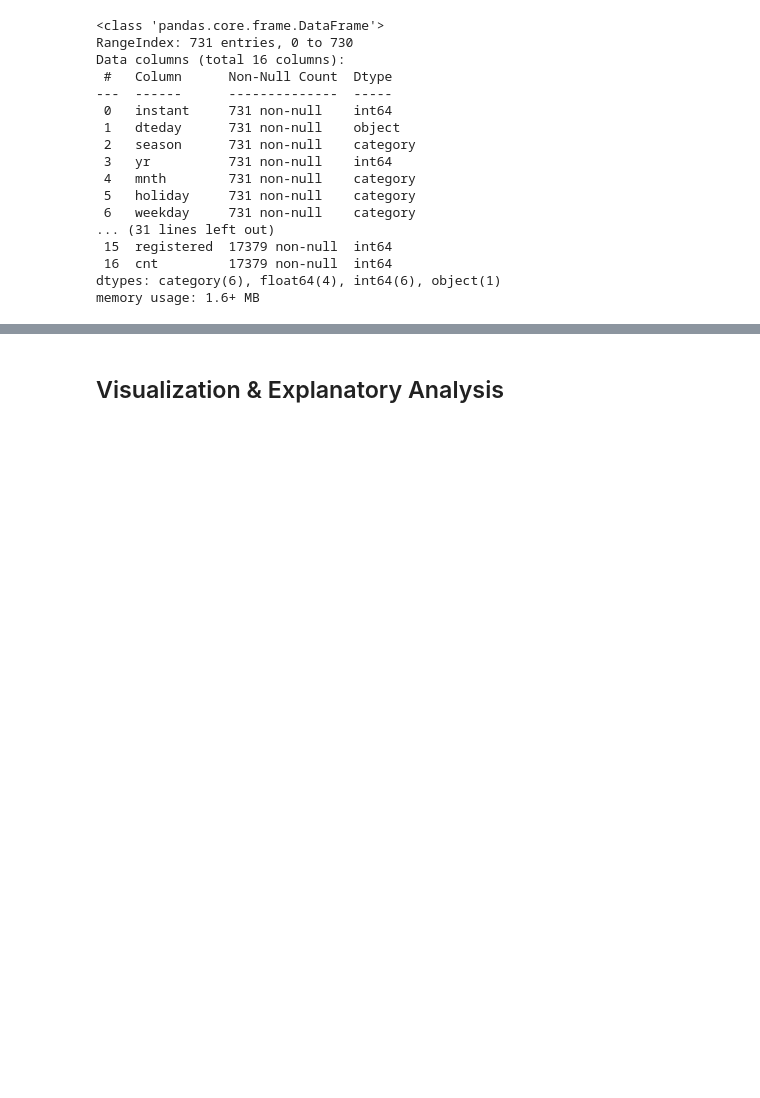
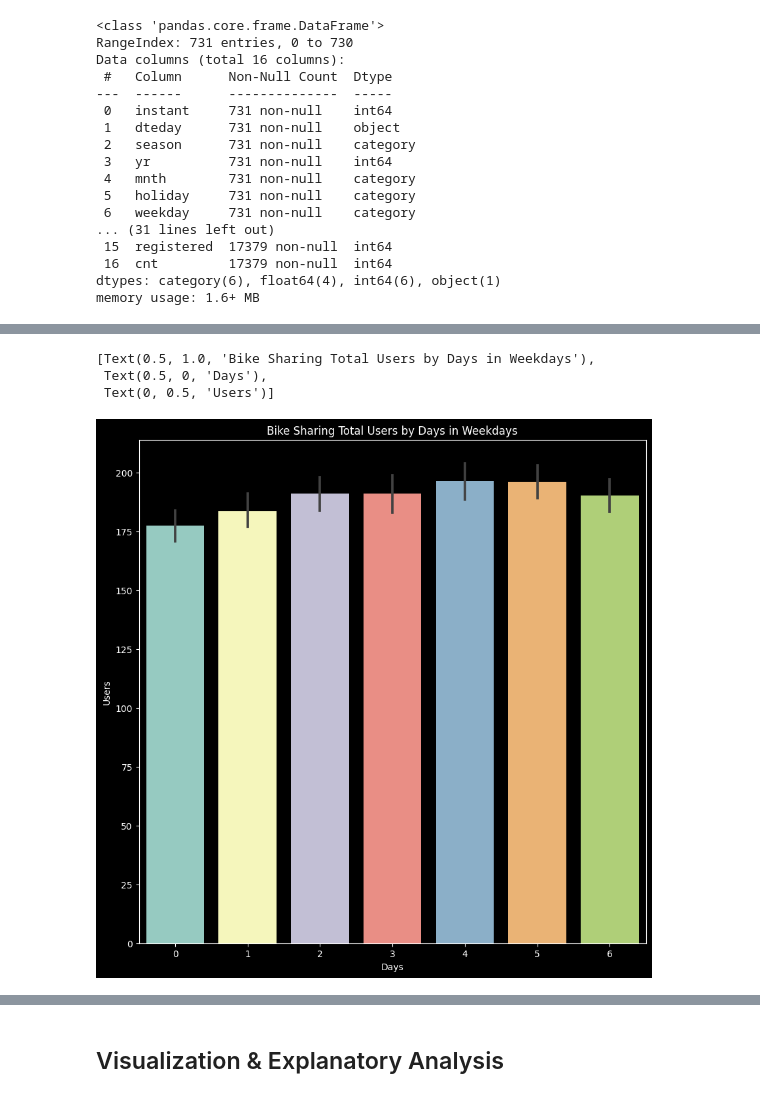
Before and after one commit to ChanifRusydi/codespaces-jupyter, a Jupyter notebook: notebooks/notebook.ipynb, the cells around one changed output, grey strips where cells are left out. Drawn from its saved outputs; the diff is of its cells as text; code cells hidden in the pictures; blank space fills up the shorter version.

Commit message:
working on data

```diff
--- a/notebooks/notebook.ipynb
+++ b/notebooks/notebook.ipynb
@@ -204,0 +212,9 @@ ax.set(title='Bike Sharing Total Users by Hours for each Days in Weekdays', xlab
+# %%
+figure, ax = plt.subplots(figsize=(10, 10))
+sns.barplot(data=hour, x='weekday', y='cnt')
+ax.set(title='Bike Sharing Total Users by Days in Weekdays', xlabel='Days', ylabel='Users')
+# %% [output]
+[Text(0.5, 1.0, 'Bike Sharing Total Users by Days in Weekdays'),
+ Text(0.5, 0, 'Days'),
+ Text(0, 0.5, 'Users')]
+[figure, added]
```
Also changed, not shown: parts of 8 cells of this notebook.
